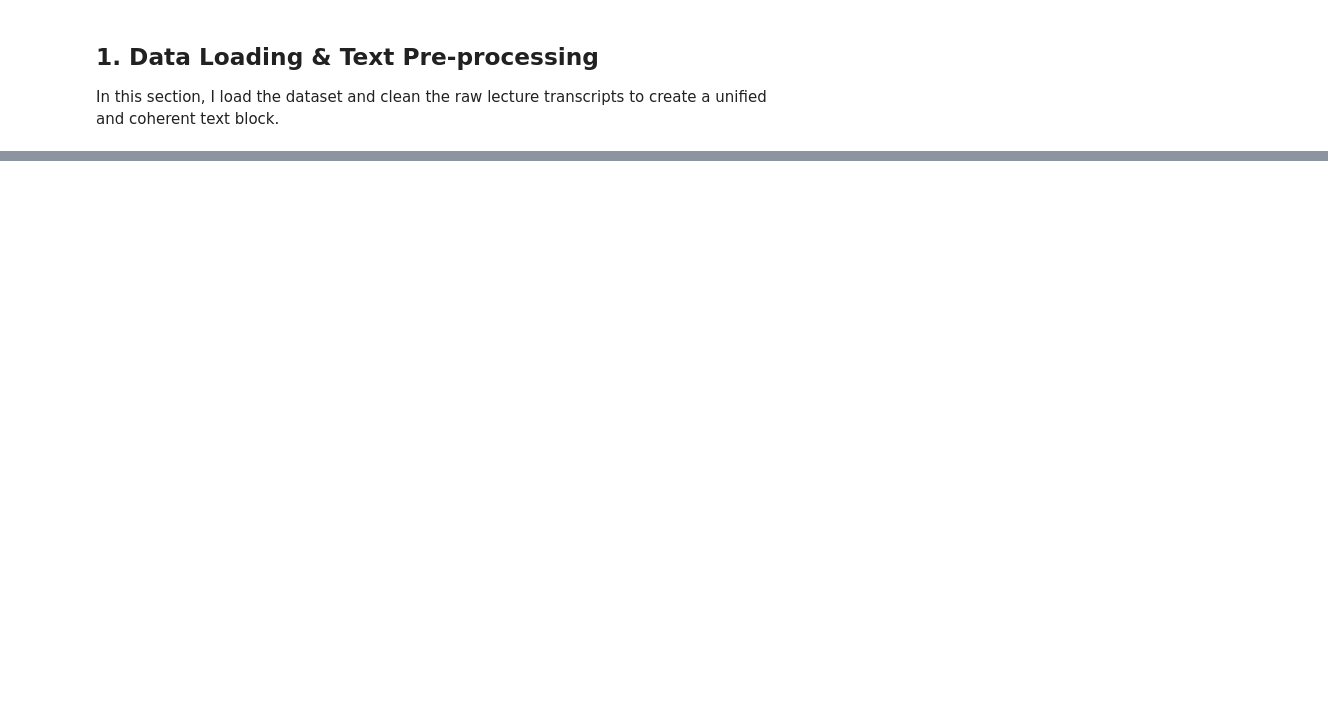
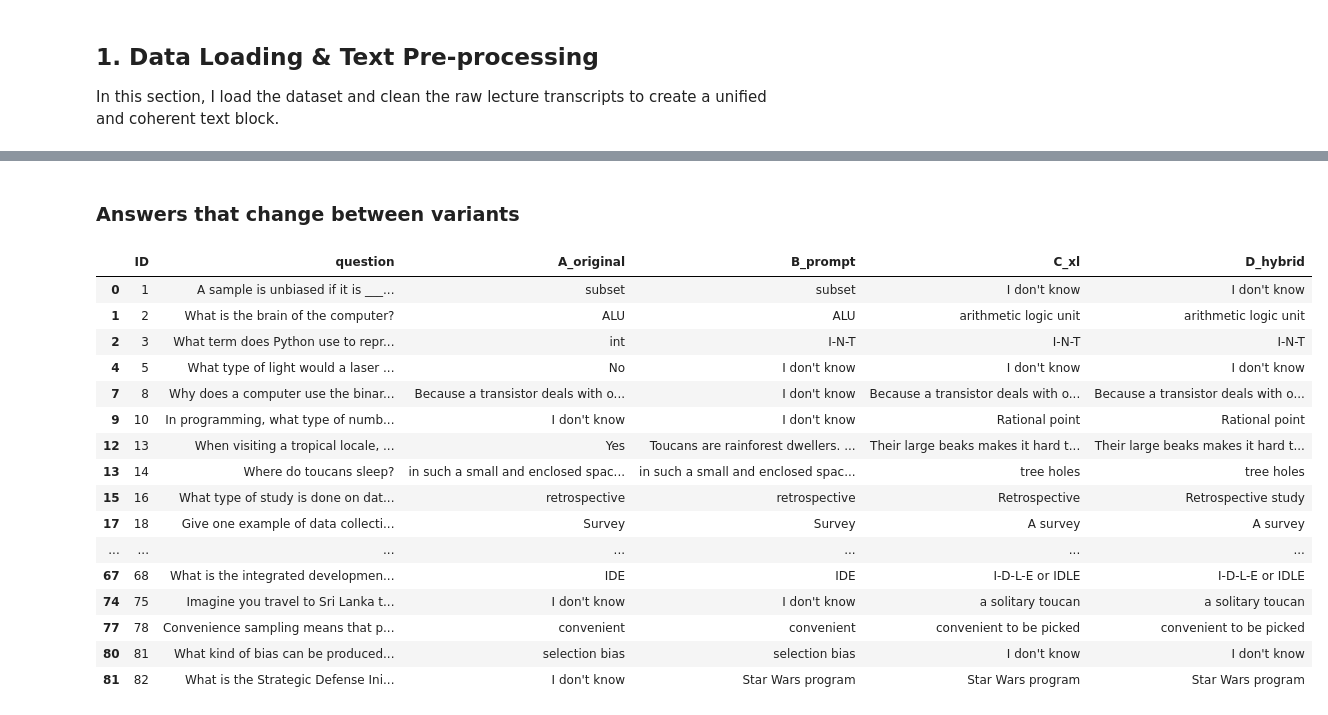
Before and after one commit to Pgiuliano8/COMS5790-NLP-Projects, a Jupyter notebook: Project_3/project3.ipynb, the cells around one changed output, grey strips where cells are left out. Saved outputs shown, nothing was run; the diff lists cells and outputs as text; code cells hidden in the pictures; blank space fills up the shorter version.

Commit message:
final version with tests of different models

```diff
--- a/Project_3/project3.ipynb
+++ b/Project_3/project3.ipynb
@@ -227,0 +227,29 @@ print(submission_df.head())
+# %%
+from rouge_score import rouge_scorer
+from tqdm.notebook import tqdm
+
+scorer = rouge_scorer.RougeScorer(["rougeL"])
+
+VARIANTS = [
+    # name,          model,                 prompt,     retrieval, cleaning
+    ("A_original", "google/flan-t5-large", "original", "dense", False),
+    ("B_prompt",   "google/flan-t5-large", "improved", "dense", True),
+    ("C_xl",       "google/flan-t5-xl",    "improved", "dense", True),
+    ("D_hybrid",   "google/flan-t5-xl",    "improved", "hybrid", True),
+]
+
+summary = []
+for name, model_name, style, mode, clean in VARIANTS:
+    load_model(model_name)
+    answers = [answer_question(q, qid, style, mode, clean)
+               for qid, q in tqdm(zip(qa_test.ID, qa_test.Questions), total=len(qa_test), desc=name)]
+    sub = pd.DataFrame({"ID": qa_test.ID, "answer": answers})
+    sub.to_csv(f"submission_{name}.csv", index=False)          # Kaggle header: ID,ANSWER
+
+    known = [scorer.score(KNOWN_ANSWERS[i], sub.loc[sub.ID == i, "answer"].item())["rougeL"].fmeasure for i in KNOWN_ANSWERS]
+    wrong_yes_no = sum(a.strip(".").lower() in ("yes", "no") and not is_yes_no(q) for a, q in zip(answers, qa_test.Questions))
+    summary.append({"variant": name, "ROUGE-L (5 known)": round(sum(known) / 5, 2), "Yes/No to non yes/no questions": wrong_yes_no,
+                    "I don't know": answers.count("I don't know"), "mean words": round(sum(len(a.split()) for a in answers) / len(answers), 1)})
+    print(summary[-1])
+
+pd.DataFrame(summary)
@@ -227,0 +269,26 @@ print(submission_df.head())
+# %% [markdown]
+### Answers that change between variants
+# %%
+table = pd.DataFrame({"ID": qa_test.ID, "question": qa_test.Questions})
+for name, *_ in VARIANTS:
+    table[name] = pd.read_csv(f"submission_{name}.csv")["answer"]
+names = [v[0] for v in VARIANTS]
+table[table[names].nunique(axis=1) > 1].head(40)
+# %% [output]
+|  | ID | question | A_original | B_prompt | C_xl | D_hybrid |
+| 0 | 1 | A sample is unbiased if it is ___... | subset | subset | I don't know | I don't know |
+| 1 | 2 | What is the brain of the computer? | ALU | ALU | arithmetic logic unit | arithmetic logic unit |
+| 2 | 3 | What term does Python use to repr... | int | I-N-T | I-N-T | I-N-T |
+| 4 | 5 | What type of light would a laser ... | No | I don't know | I don't know | I don't know |
+| 7 | 8 | Why does a computer use the binar... | Because a transistor deals with o... | I don't know | Because a transistor deals with o... | Because a transistor deals with o... |
+| 9 | 10 | In programming, what type of numb... | I don't know | I don't know | Rational point | Rational point |
+| 12 | 13 | When visiting a tropical locale, ... | Yes | Toucans are rainforest dwellers. ... | Their large beaks makes it hard t... | Their large beaks makes it hard t... |
+| 13 | 14 | Where do toucans sleep? | in such a small and enclosed spac... | in such a small and enclosed spac... | tree holes | tree holes |
+| 15 | 16 | What type of study is done on dat... | retrospective | retrospective | Retrospective | Retrospective study |
+| 17 | 18 | Give one example of data collecti... | Survey | Survey | A survey | A survey |
+| ... | ... | ... | ... | ... | ... | ... |
+| 67 | 68 | What is the integrated developmen... | IDE | IDE | I-D-L-E or IDLE | I-D-L-E or IDLE |
+| 74 | 75 | Imagine you travel to Sri Lanka t... | I don't know | I don't know | a solitary toucan | a solitary toucan |
+| 77 | 78 | Convenience sampling means that p... | convenient | convenient | convenient to be picked | convenient to be picked |
+| 80 | 81 | What kind of bias can be produced... | selection bias | selection bias | I don't know | I don't know |
+| 81 | 82 | What is the Strategic Defense Ini... | I don't know | Star Wars program | Star Wars program | Star Wars program |
```
Also changed, not shown: parts of 17 cells of this notebook.
